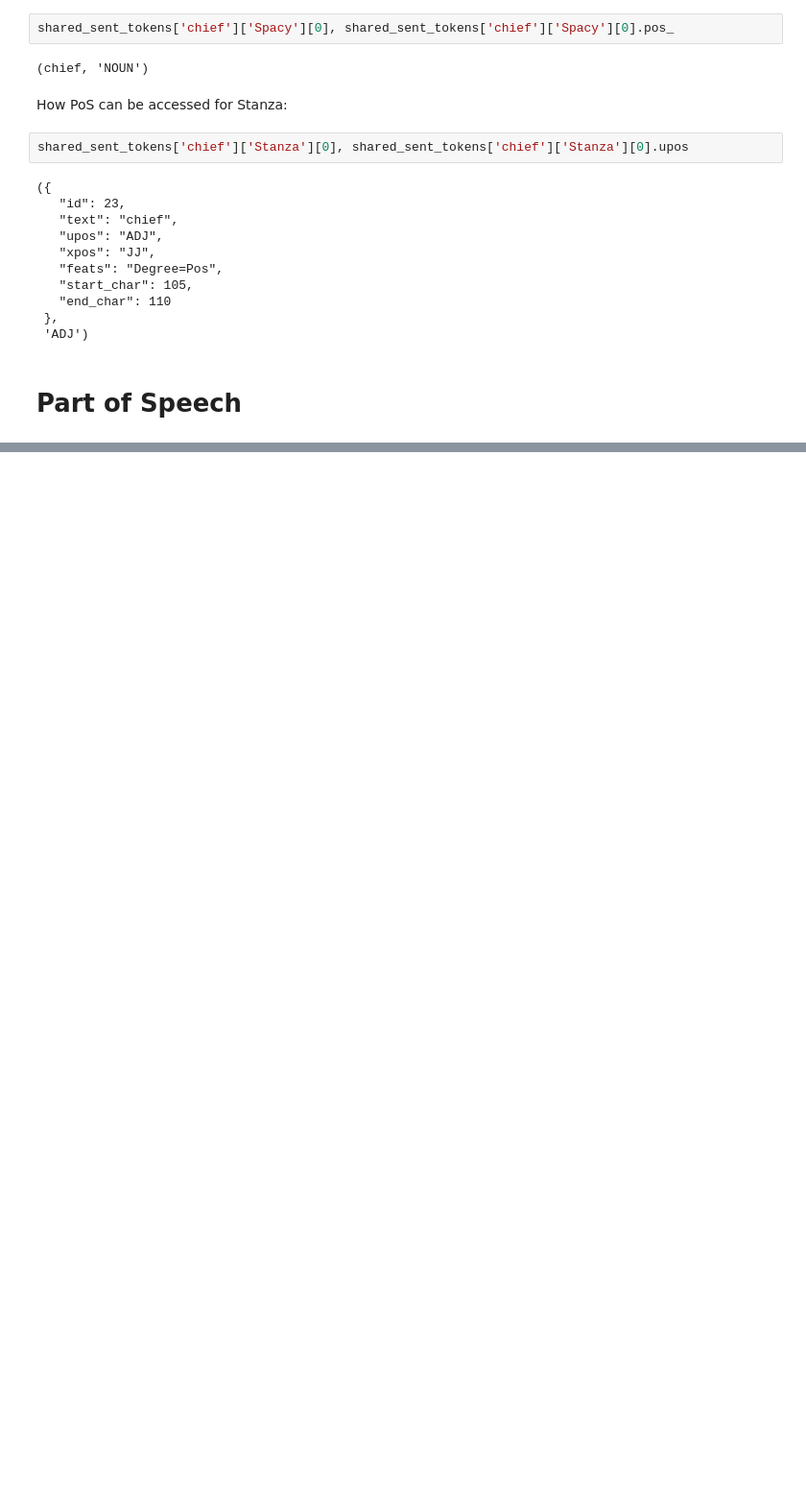
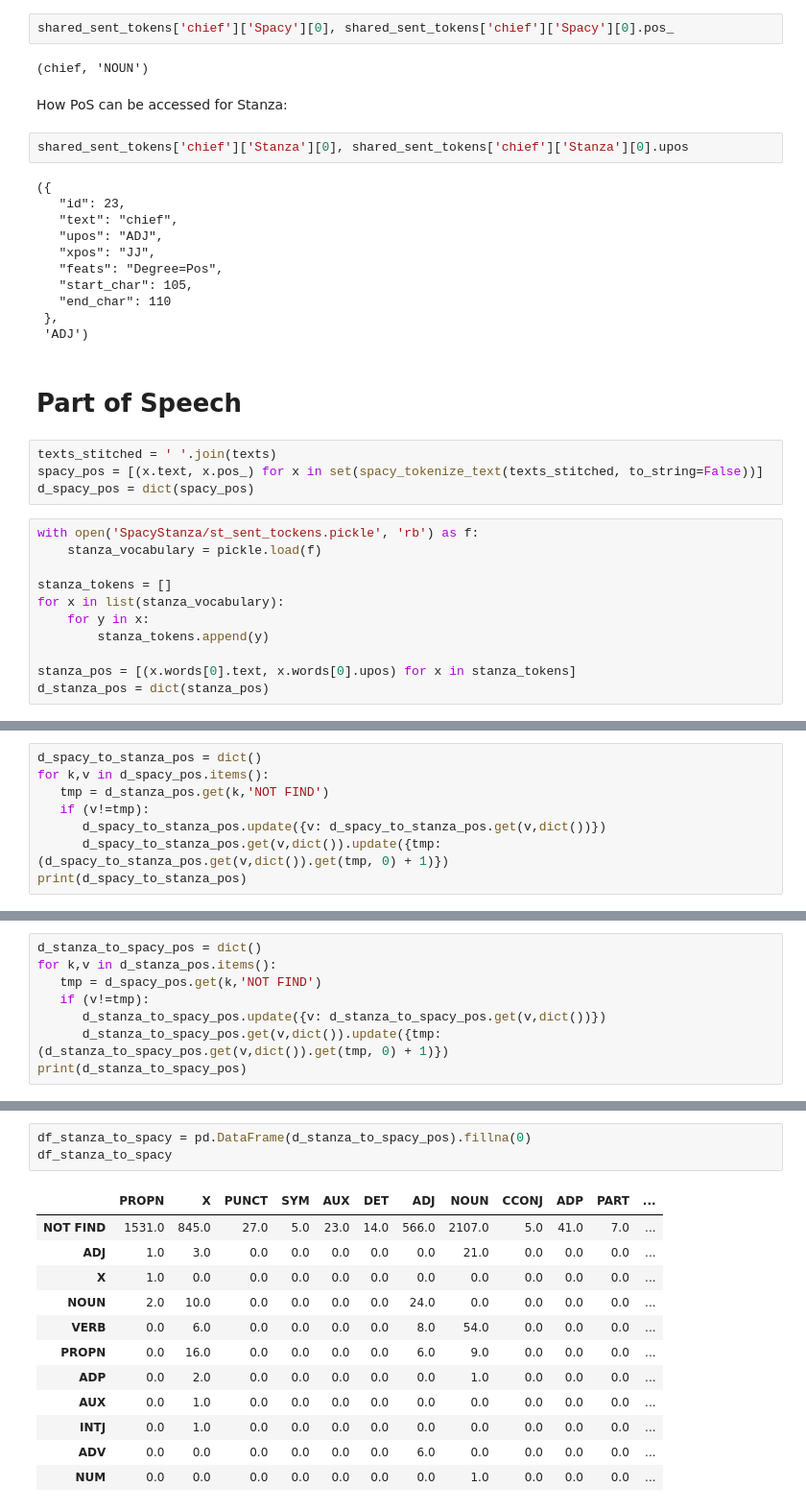
Before and after one commit to edgolyakova/DataScienceProj, a Jupyter notebook: Part 2.ipynb, the cells around one changed output, grey strips where cells are left out. Shown at 96% size. Cells and saved outputs as stored; diff of their text form; blank space fills up the shorter version.

```diff
--- a/Part 2.ipynb
+++ b/Part 2.ipynb
@@ -593,3 +598,18 @@ shared_sent_tokens['chief']['Stanza'][0], shared_sent_tokens['chief']['Stanza'][
  'ADJ')
 # %% [markdown]
 # Part of Speech
+# %%
+texts_stitched = ' '.join(texts)
+spacy_pos = [(x.text, x.pos_) for x in set(spacy_tokenize_text(texts_stitched, to_string=False))]
+d_spacy_pos = dict(spacy_pos)
+# %%
+with open('SpacyStanza/st_sent_tockens.pickle', 'rb') as f:
+    stanza_vocabulary = pickle.load(f)
+
+stanza_tokens = []
+for x in list(stanza_vocabulary):
+    for y in x:
+        stanza_tokens.append(y)
+
+stanza_pos = [(x.words[0].text, x.words[0].upos) for x in stanza_tokens]
+d_stanza_pos = dict(stanza_pos)
@@ -595,0 +626,8 @@ shared_sent_tokens['chief']['Stanza'][0], shared_sent_tokens['chief']['Stanza'][
+# %%
+d_spacy_to_stanza_pos = dict()
+for k,v in d_spacy_pos.items():
+   tmp = d_stanza_pos.get(k,'NOT FIND')
+   if (v!=tmp):
+      d_spacy_to_stanza_pos.update({v: d_spacy_to_stanza_pos.get(v,dict())})
+      d_spacy_to_stanza_pos.get(v,dict()).update({tmp: (d_spacy_to_stanza_pos.get(v,dict()).get(tmp, 0) + 1)})
+print(d_spacy_to_stanza_pos)
@@ -595,0 +636,8 @@ shared_sent_tokens['chief']['Stanza'][0], shared_sent_tokens['chief']['Stanza'][
+# %%
+d_stanza_to_spacy_pos = dict()
+for k,v in d_stanza_pos.items():
+   tmp = d_spacy_pos.get(k,'NOT FIND')
+   if (v!=tmp):
+      d_stanza_to_spacy_pos.update({v: d_stanza_to_spacy_pos.get(v,dict())})
+      d_stanza_to_spacy_pos.get(v,dict()).update({tmp: (d_stanza_to_spacy_pos.get(v,dict()).get(tmp, 0) + 1)})
+print(d_stanza_to_spacy_pos)
@@ -595,0 +661,16 @@ shared_sent_tokens['chief']['Stanza'][0], shared_sent_tokens['chief']['Stanza'][
+# %%
+df_stanza_to_spacy = pd.DataFrame(d_stanza_to_spacy_pos).fillna(0)
+df_stanza_to_spacy
+# %% [output]
+|  | PROPN | X | PUNCT | SYM | AUX | DET | ADJ | NOUN | CCONJ | ADP | PART | ... |
+| NOT FIND | 1531.0 | 845.0 | 27.0 | 5.0 | 23.0 | 14.0 | 566.0 | 2107.0 | 5.0 | 41.0 | 7.0 | ... |
+| ADJ | 1.0 | 3.0 | 0.0 | 0.0 | 0.0 | 0.0 | 0.0 | 21.0 | 0.0 | 0.0 | 0.0 | ... |
+| X | 1.0 | 0.0 | 0.0 | 0.0 | 0.0 | 0.0 | 0.0 | 0.0 | 0.0 | 0.0 | 0.0 | ... |
+| NOUN | 2.0 | 10.0 | 0.0 | 0.0 | 0.0 | 0.0 | 24.0 | 0.0 | 0.0 | 0.0 | 0.0 | ... |
+| VERB | 0.0 | 6.0 | 0.0 | 0.0 | 0.0 | 0.0 | 8.0 | 54.0 | 0.0 | 0.0 | 0.0 | ... |
+| PROPN | 0.0 | 16.0 | 0.0 | 0.0 | 0.0 | 0.0 | 6.0 | 9.0 | 0.0 | 0.0 | 0.0 | ... |
+| ADP | 0.0 | 2.0 | 0.0 | 0.0 | 0.0 | 0.0 | 0.0 | 1.0 | 0.0 | 0.0 | 0.0 | ... |
+| AUX | 0.0 | 1.0 | 0.0 | 0.0 | 0.0 | 0.0 | 0.0 | 0.0 | 0.0 | 0.0 | 0.0 | ... |
+| INTJ | 0.0 | 1.0 | 0.0 | 0.0 | 0.0 | 0.0 | 0.0 | 0.0 | 0.0 | 0.0 | 0.0 | ... |
+| ADV | 0.0 | 0.0 | 0.0 | 0.0 | 0.0 | 0.0 | 6.0 | 0.0 | 0.0 | 0.0 | 0.0 | ... |
+| NUM | 0.0 | 0.0 | 0.0 | 0.0 | 0.0 | 0.0 | 0.0 | 1.0 | 0.0 | 0.0 | 0.0 | ... |
```
Also changed, not shown: parts of 10 cells of this notebook.
